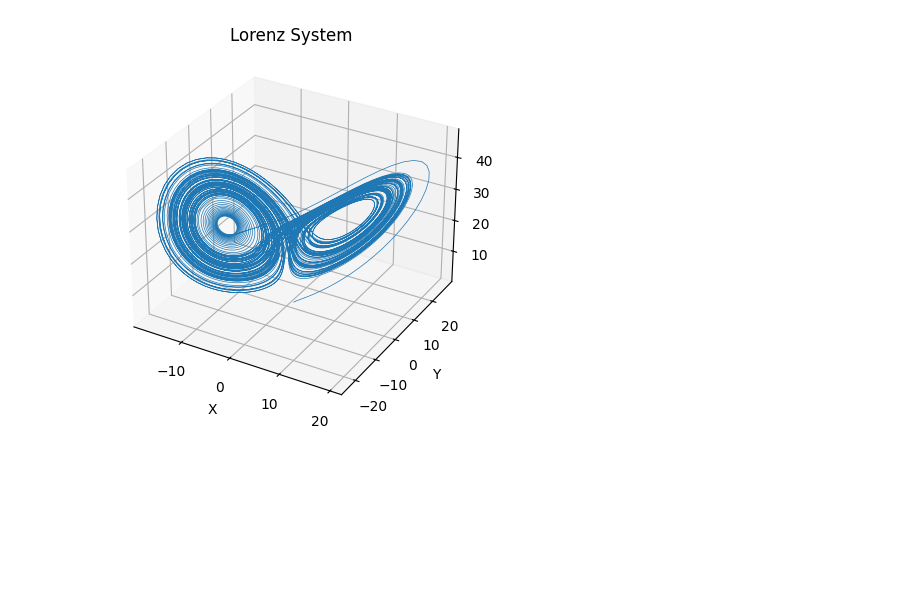
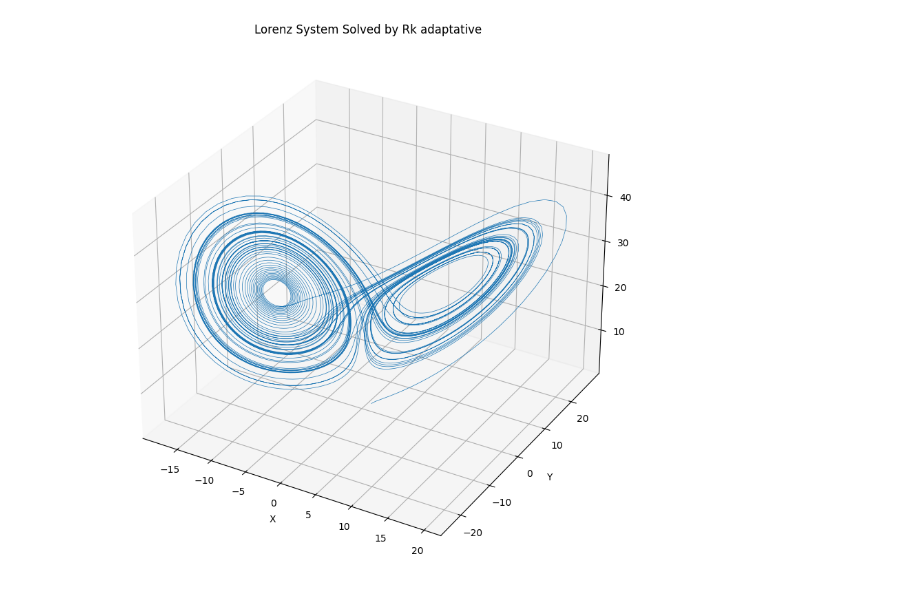
Before and after one commit to master-csmi/2024-m1-parareal, a Jupyter notebook: Lorenz_model.ipynb, the cells around one changed output. Drawn from its saved outputs; the diff is of its cells as text; code cells hidden in the pictures; blank space fills up the shorter version.

```diff
--- a/Lorenz_model.ipynb
+++ b/Lorenz_model.ipynb
@@ -4,5 +6,6 @@ import matplotlib.pyplot as plt
 # %%
-def lorenz(t, x, y, z, sigma, rho, beta):
+def lorenz(state, sigma, rho, beta):
+    x, y, z = state
     dx_dt = sigma * (y - x)
     dy_dt = x * (rho - z) - y
     dz_dt = x*y - beta*z
@@ -80,12 +97,48 @@ for i in range(10000):
+# %%
+def runge_kutta_adaptive( t0, state, t_end, tol, sigma, rho, beta):
+    x, y, z = state
+    #integration loop
+    x_list = [x]
+    y_list = [y]
+    z_list = [z]
+    t = t0
+
+    h = 0.01  # initial step size
+    while t < t_end:
+        y1 = runge_kutta([x_list[-1], y_list[-1], z_list[-1]], h, sigma, rho, beta)
+        y2 = runge_kutta([x_list[-1], y_list[-1], z_list[-1]], h, sigma, rho, beta)
+        error = max(abs(y2[i] - y1[i]) for i in range(len(y1)))
+        if error < tol:
+            x_list.append(y2[0])
+            y_list.append(y2[1])
+            z_list.append(y2[2])
+            t += h
+        if error != 0:
+            h = min(h * (tol / error) ** 0.2, t_end - t)
+    return x_list,y_list,z_list,t
+# %%
+#initial conditions
+x0, y0, z0 = 1, 1, 1
+initial_state = [x0, y0, z0]
+sigma, rho, beta = 10, 28, 8/3
+# Conditions initiales
+t0 = 0.0
+
+# Temps final
+t_end = 60.0
+
+# Tolérance d'erreur
+tol = 1e-6
+x, y, z,t = runge_kutta_adaptive(t0, initial_state, t_end, tol, sigma, rho, beta)
 # %%
 #plotting
-fig = plt.figure()
+fig = plt.figure(figsize=(10, 10))
 ax = fig.add_subplot(projection='3d')
-ax.plot(x_list, y_list, z_list, lw=0.5)
-ax.set_title("Lorenz System")
+ax.plot(x, y, z, lw=0.5)
+ax.set_title("Lorenz System Solved by Rk adaptative")
 ax.set_xlabel("X")
 ax.set_ylabel("Y")
 ax.set_zlabel("Z")
 plt.show()
 # %% [output]
-[figure, old version]
+[figure, new version]
```
Also changed, not shown: parts of 13 cells of this notebook.
